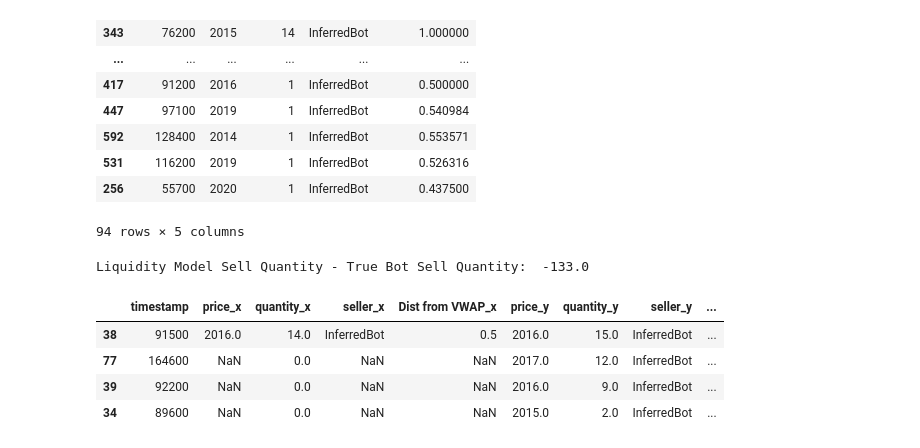
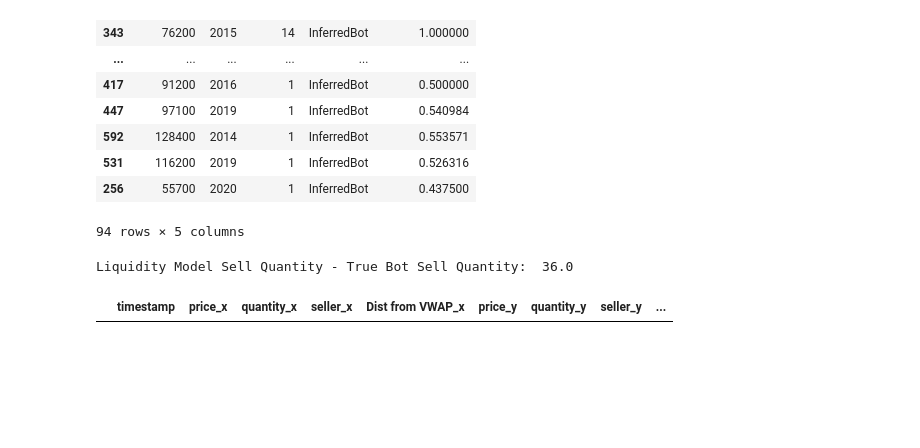
Before and after one commit to jofu-tofu/Prosperity-Backtester, a Jupyter notebook: Liquidity Trade vs Log Trades/eda.ipynb, the cells around one changed output. Drawn from its saved outputs; the diff is of its cells as text; code cells hidden in the pictures; blank space fills up the shorter version.

```diff
--- a/Liquidity Trade vs Log Trades/eda.ipynb
+++ b/Liquidity Trade vs Log Trades/eda.ipynb
@@ -9,8 +10,8 @@ kelp = pd.read_csv("Kelp Trader Log CSV.csv", sep=",")
 d1 = pd.read_csv("d1csv.csv", sep=",")
 # %%
 d1 = d1[d1['symbol'] == 'KELP']
-d1 = d1[d1['Dist from VWAP'] < 1]
-d1 = d1[d1['Dist from VWAP'] > -1]
+# d1 = d1[d1['Dist from VWAP'] < 1]
+# d1 = d1[d1['Dist from VWAP'] > -1]
 # %%
 kelplog_inf_buyer = kelp[kelp['buyer'] == "InferredBot"]
 vwap_inf_buyer = d1[d1['buyer'] == "InferredBot"]
@@ -70,14 +69,11 @@ kelplog_inf_seller.sort_values(by='quantity', ascending=False)
 merged_seller = kelplog_inf_seller.merge(vwap_inf_seller, on='timestamp', how='outer')
 merged_seller.loc[:,['quantity_y', 'quantity_x']] = merged_seller.loc[:,['quantity_y', 'quantity_x']].fillna(0)
 diff = (merged_seller['quantity_y']-merged_seller['quantity_x']).sum()
-print('True Bot Sell Quantity - Liquidity Model Sell Quantity: ', diff)
+# x is kelp, y is vwap
+print('Liquidity Model Sell Quantity - True Bot Sell Quantity: ', diff)
 # %% [output]
-Liquidity Model Sell Quantity - True Bot Sell Quantity:  -133.0
+Liquidity Model Sell Quantity - True Bot Sell Quantity:  36.0
 # %%
-merged_seller[merged_seller['quantity_y'] > merged_seller['quantity_x']].sort_values(by='quantity_y', ascending=False).head(10)
+merged_seller[merged_seller['quantity_x'] > merged_seller['quantity_y']].sort_values(by='quantity_x', ascending=False)
 # %% [output]
 |  | timestamp | price_x | quantity_x | seller_x | Dist from VWAP_x | price_y | quantity_y | seller_y | ... |
-| 38 | 91500 | 2016.0 | 14.0 | InferredBot | 0.5 | 2016.0 | 15.0 | InferredBot | ... |
-| 77 | 164600 | NaN | 0.0 | NaN | NaN | 2017.0 | 12.0 | InferredBot | ... |
-| 39 | 92200 | NaN | 0.0 | NaN | NaN | 2016.0 | 9.0 | InferredBot | ... |
-| 34 | 89600 | NaN | 0.0 | NaN | NaN | 2015.0 | 2.0 | InferredBot | ... |
```
Also changed, not shown: parts of 9 cells of this notebook, 6 other files.
